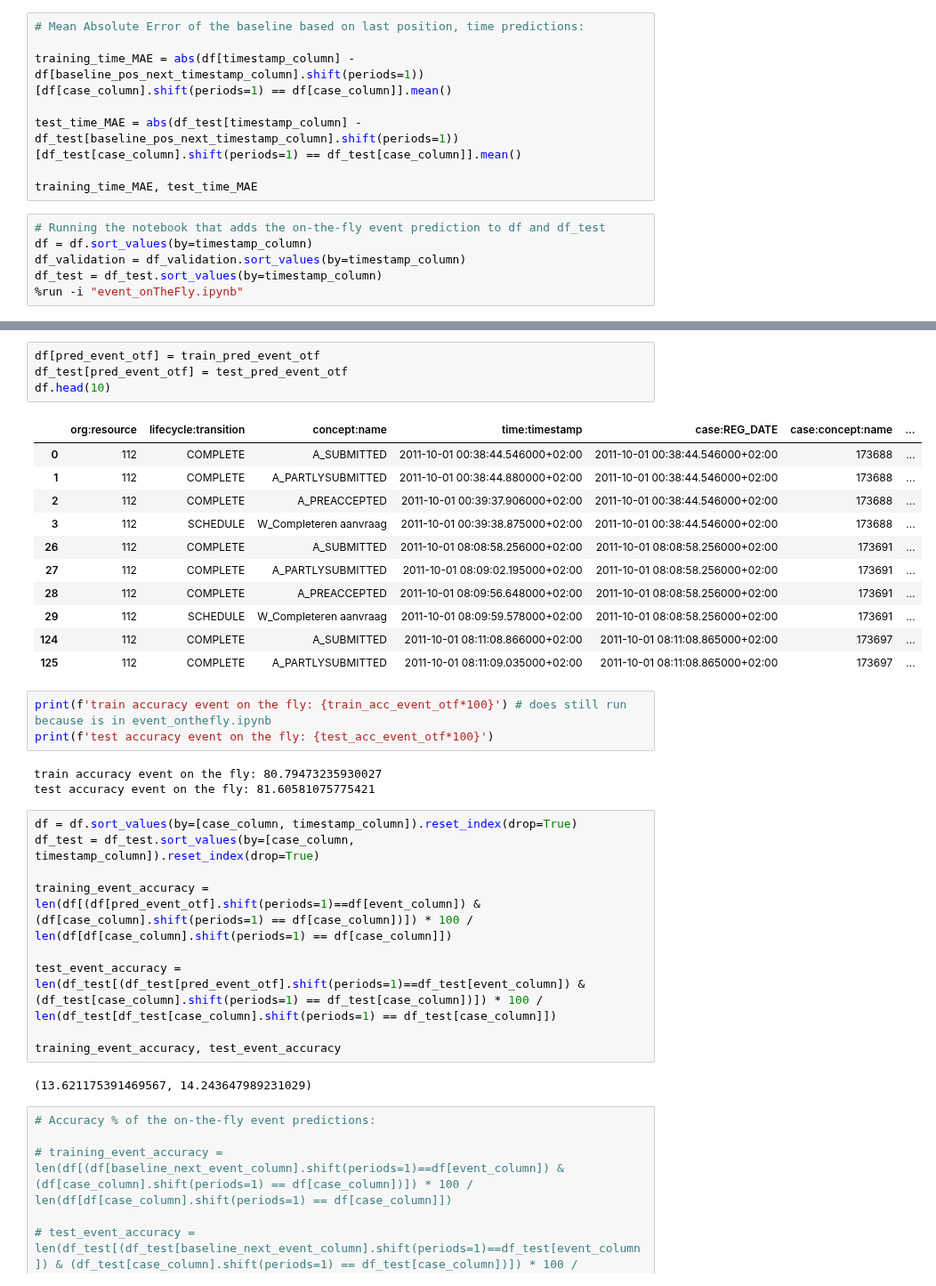
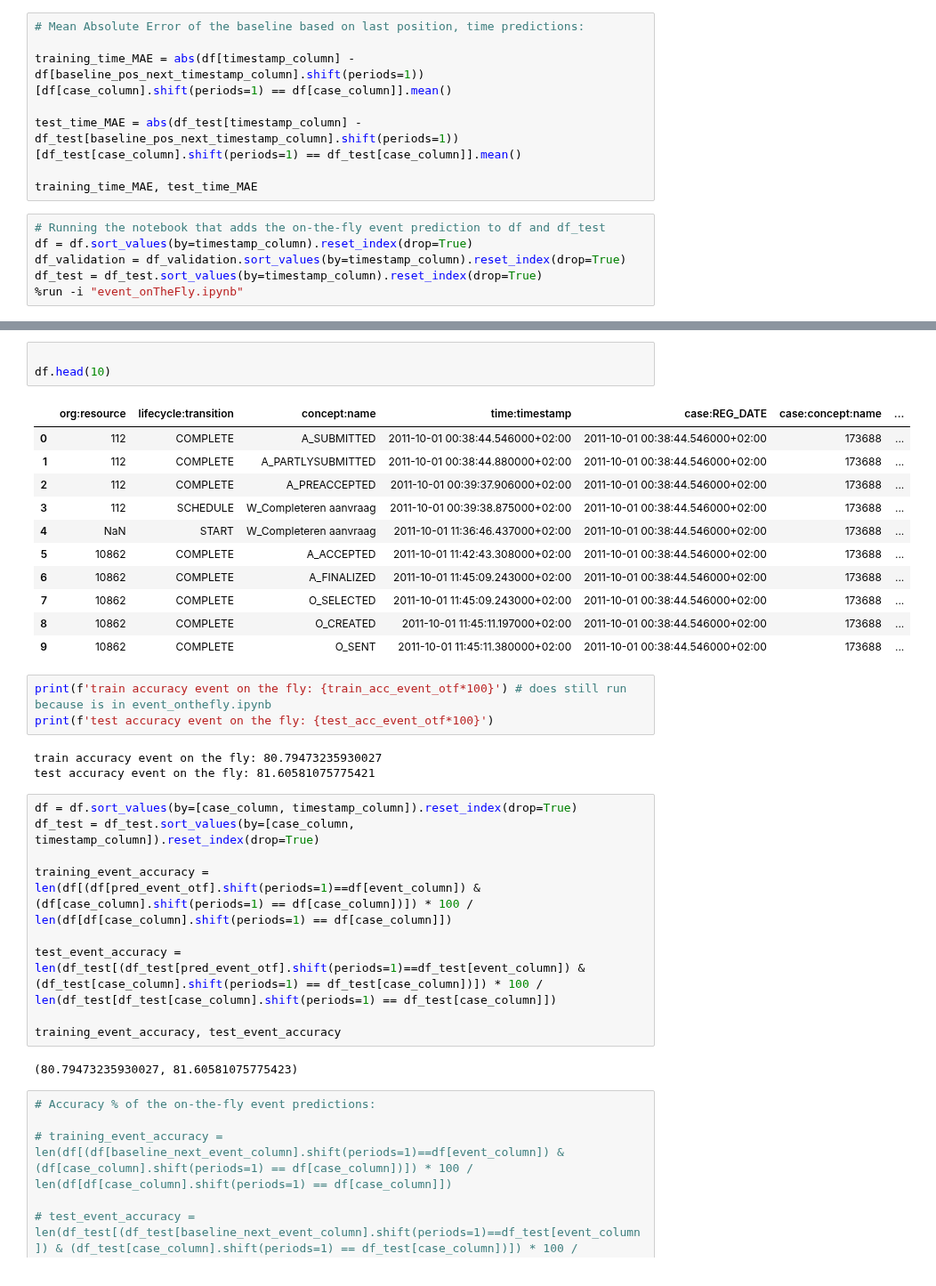
Before and after one commit to Elite-NL/Process_Mining, a Jupyter notebook: Deliverable Tool.ipynb, the cells around one changed output, grey strips where cells are left out. Shown at 89% size. Drawn from its saved outputs; the diff is of its cells as text.

```diff
--- a/Deliverable Tool.ipynb
+++ b/Deliverable Tool.ipynb
@@ -168,9 +168,9 @@ test_time_MAE = abs(df_test[timestamp_column] - df_test[baseline_pos_next_timest
 training_time_MAE, test_time_MAE
 # %%
 # Running the notebook that adds the on-the-fly event prediction to df and df_test
-df = df.sort_values(by=timestamp_column)
-df_validation = df_validation.sort_values(by=timestamp_column)
-df_test = df_test.sort_values(by=timestamp_column)
+df = df.sort_values(by=timestamp_column).reset_index(drop=True)
+df_validation = df_validation.sort_values(by=timestamp_column).reset_index(drop=True)
+df_test = df_test.sort_values(by=timestamp_column).reset_index(drop=True)
 %run -i "event_onTheFly.ipynb"
 # %% [output]
 dict_keys(['__name__', '__doc__', '__package__', '__loader__', '__spec__', '__builtin__', '__builtins__', '_ih', '_oh', '_dh', 'In', 'Out', 'get_ipython', 'exit', 'quit', '_', '__', '___', '_i', '_ii' ...
@@ -212,21 +212,20 @@ test accuracy:0.1282560706401766
 test accuracy:0.8160581075775422
 length df = 37781, length predictions = 37781
 # %%
-df[pred_event_otf] = train_pred_event_otf
-df_test[pred_event_otf] = test_pred_event_otf
+
 df.head(10)
 # %% [output]
 |  | org:resource | lifecycle:transition | concept:name | time:timestamp | case:REG_DATE | case:concept:name | ... |
 | 0 | 112 | COMPLETE | A_SUBMITTED | 2011-10-01 00:38:44.546000+02:00 | 2011-10-01 00:38:44.546000+02:00 | 173688 | ... |
 | 1 | 112 | COMPLETE | A_PARTLYSUBMITTED | 2011-10-01 00:38:44.880000+02:00 | 2011-10-01 00:38:44.546000+02:00 | 173688 | ... |
 | 2 | 112 | COMPLETE | A_PREACCEPTED | 2011-10-01 00:39:37.906000+02:00 | 2011-10-01 00:38:44.546000+02:00 | 173688 | ... |
 | 3 | 112 | SCHEDULE | W_Completeren aanvraag | 2011-10-01 00:39:38.875000+02:00 | 2011-10-01 00:38:44.546000+02:00 | 173688 | ... |
-| 26 | 112 | COMPLETE | A_SUBMITTED | 2011-10-01 08:08:58.256000+02:00 | 2011-10-01 08:08:58.256000+02:00 | 173691 | ... |
-| 27 | 112 | COMPLETE | A_PARTLYSUBMITTED | 2011-10-01 08:09:02.195000+02:00 | 2011-10-01 08:08:58.256000+02:00 | 173691 | ... |
-| 28 | 112 | COMPLETE | A_PREACCEPTED | 2011-10-01 08:09:56.648000+02:00 | 2011-10-01 08:08:58.256000+02:00 | 173691 | ... |
-| 29 | 112 | SCHEDULE | W_Completeren aanvraag | 2011-10-01 08:09:59.578000+02:00 | 2011-10-01 08:08:58.256000+02:00 | 173691 | ... |
-| 124 | 112 | COMPLETE | A_SUBMITTED | 2011-10-01 08:11:08.866000+02:00 | 2011-10-01 08:11:08.865000+02:00 | 173697 | ... |
-| 125 | 112 | COMPLETE | A_PARTLYSUBMITTED | 2011-10-01 08:11:09.035000+02:00 | 2011-10-01 08:11:08.865000+02:00 | 173697 | ... |
+| 4 | NaN | START | W_Completeren aanvraag | 2011-10-01 11:36:46.437000+02:00 | 2011-10-01 00:38:44.546000+02:00 | 173688 | ... |
+| 5 | 10862 | COMPLETE | A_ACCEPTED | 2011-10-01 11:42:43.308000+02:00 | 2011-10-01 00:38:44.546000+02:00 | 173688 | ... |
+| 6 | 10862 | COMPLETE | A_FINALIZED | 2011-10-01 11:45:09.243000+02:00 | 2011-10-01 00:38:44.546000+02:00 | 173688 | ... |
+| 7 | 10862 | COMPLETE | O_SELECTED | 2011-10-01 11:45:09.243000+02:00 | 2011-10-01 00:38:44.546000+02:00 | 173688 | ... |
+| 8 | 10862 | COMPLETE | O_CREATED | 2011-10-01 11:45:11.197000+02:00 | 2011-10-01 00:38:44.546000+02:00 | 173688 | ... |
+| 9 | 10862 | COMPLETE | O_SENT | 2011-10-01 11:45:11.380000+02:00 | 2011-10-01 00:38:44.546000+02:00 | 173688 | ... |
 # %%
 print(f'train accuracy event on the fly: {train_acc_event_otf*100}') # does still run because is in event_onthefly.ipynb
 print(f'test accuracy event on the fly: {test_acc_event_otf*100}')
@@ -243,7 +242,7 @@ test_event_accuracy = len(df_test[(df_test[pred_event_otf].shift(periods=1)==df_
 
 training_event_accuracy, test_event_accuracy
 # %% [output]
-(13.621175391469567, 14.243647989231029)
+(80.79473235930027, 81.60581075775423)
 # %%
 # Accuracy % of the on-the-fly event predictions:
 
```
Also changed, not shown: parts of 1 cell of this notebook, 1 other file.
